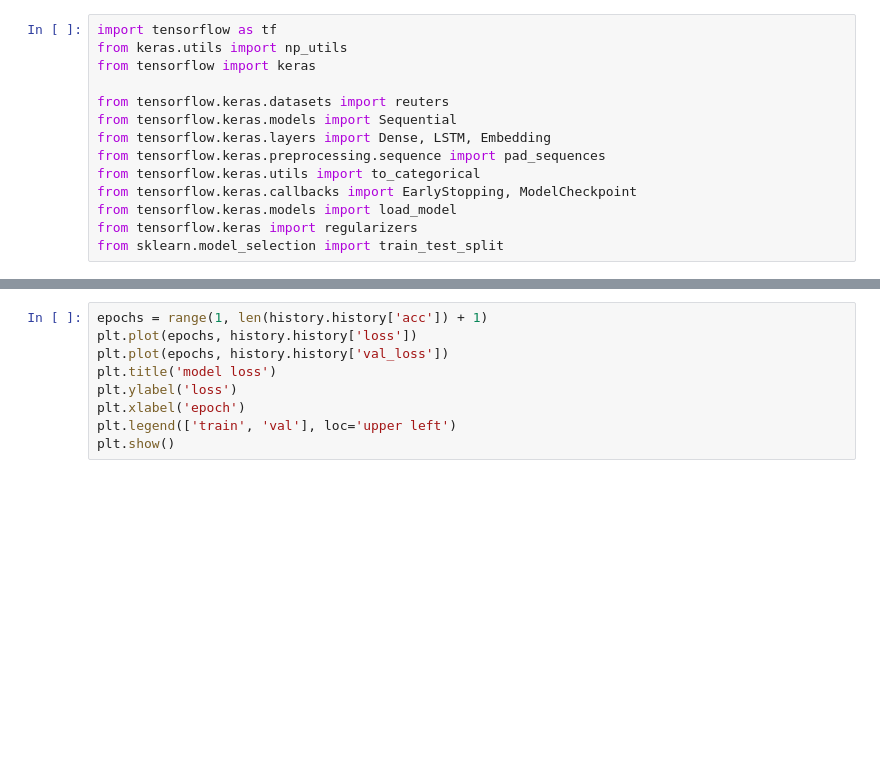
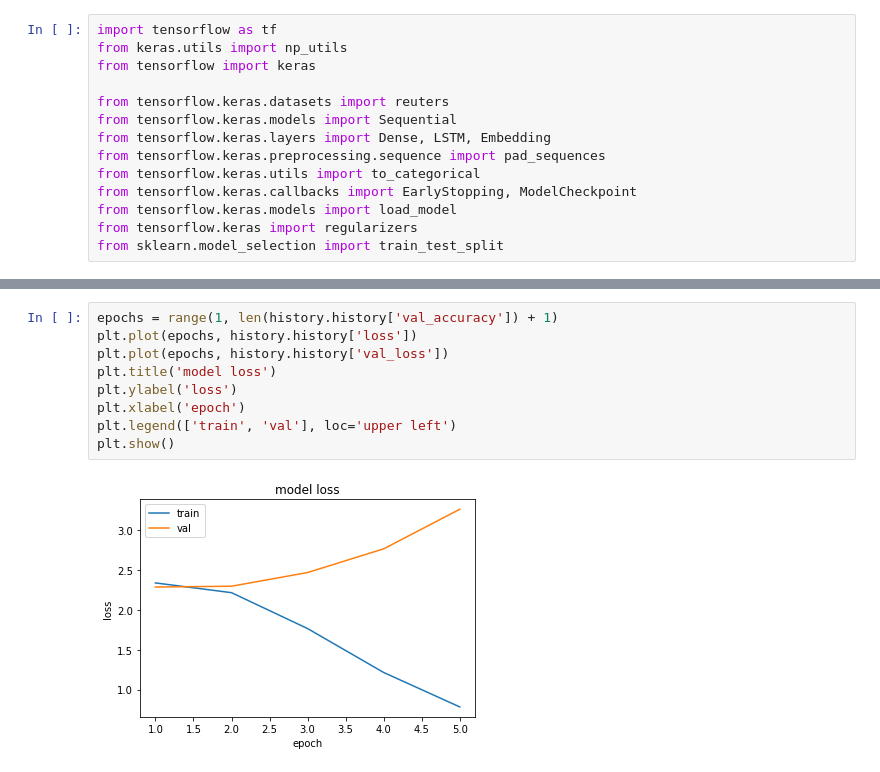
Before and after one commit to randallkk/HPTI, a Jupyter notebook: PLSTM_undersample.ipynb, the cells around one changed output, grey strips where cells are left out. Saved outputs shown, nothing was run; the diff lists cells and outputs as text; blank space fills up the shorter version.

```diff
--- a/PLSTM_undersample.ipynb
+++ b/PLSTM_undersample.ipynb
@@ -213,11 +244,13 @@ plt.show()
 # %%
-epochs = range(1, len(history.history['acc']) + 1)
+epochs = range(1, len(history.history['val_accuracy']) + 1)
 plt.plot(epochs, history.history['loss'])
 plt.plot(epochs, history.history['val_loss'])
 plt.title('model loss')
 plt.ylabel('loss')
 plt.xlabel('epoch')
 plt.legend(['train', 'val'], loc='upper left')
 plt.show()
+# %% [output]
+[figure, added]
 # %%
 loss_and_metrics = model.evaluate(X_test, y_test, batch_size=32)
```
Also changed, not shown: parts of 9 cells of this notebook, 2 other files.
